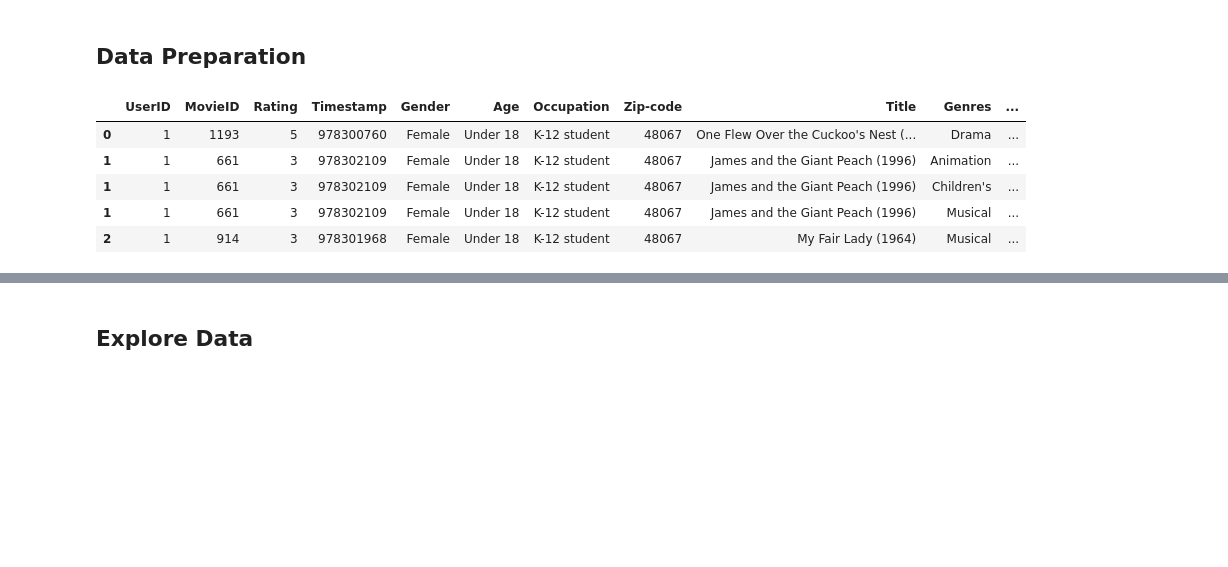
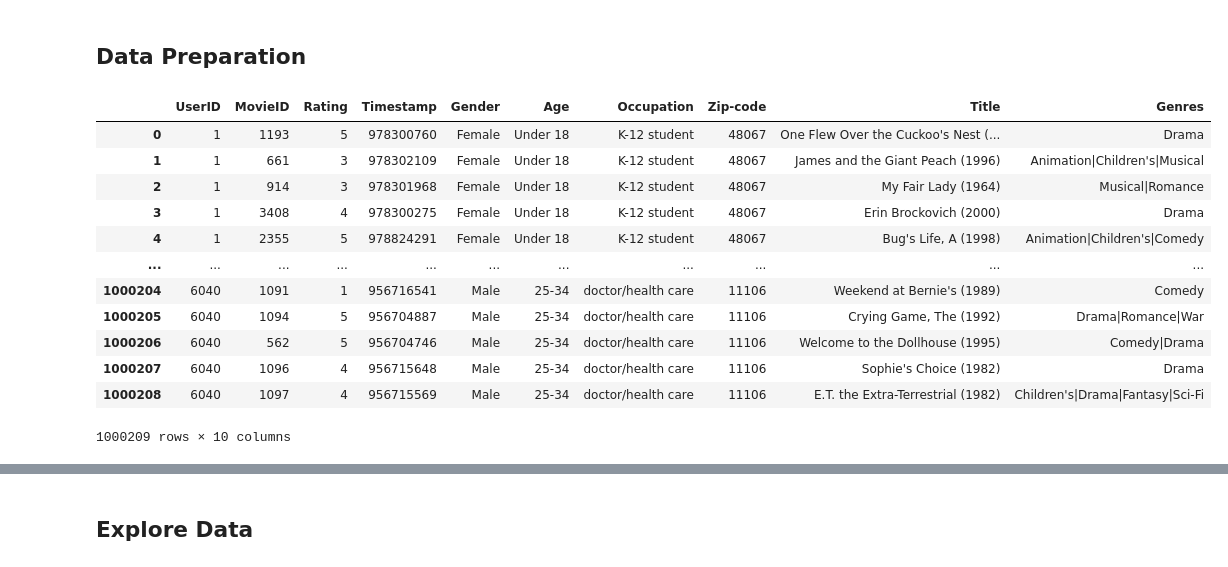
Before and after one commit to woraphonp-038-5/Project-Big-Data, a Jupyter notebook: ThaiBaan_Data_Analytics_and_Modeling.ipynb, the cells around one changed output, grey strips where cells are left out. Cells and saved outputs as stored; diff of their text form; code cells hidden in the pictures; blank space fills up the shorter version.

```diff
--- a/ThaiBaan_Data_Analytics_and_Modeling.ipynb
+++ b/ThaiBaan_Data_Analytics_and_Modeling.ipynb
@@ -191,11 +191,21 @@ Mounted at /content/drive
 import pandas as pd
 
 # Load data
-movies = '/content/drive/MyDrive/ProjectBigData/ml-1m/movies.dat'
-ratings = '/content/drive/MyDrive/ProjectBigData/ml-1m/ratings.dat'
-users = '/content/drive/MyDrive/ProjectBigData/ml-1m/users.dat'
+movies = '/content/drive/MyDrive/ProjectJY/ml-1m/movies.dat'
+ratings = '/content/drive/MyDrive/ProjectJY/ml-1m/ratings.dat'
+users = '/content/drive/MyDrive/ProjectJY/ml-1m/users.dat'
 
 # Load data into pandas DataFrames
 movies_df = pd.read_csv(movies, sep='::', engine='python', encoding='latin-1', names=['MovieID', 'Title', 'Genres'])
 ratings_df = pd.read_csv(ratings, sep='::', engine='python', names=['UserID', 'MovieID', 'Rating', 'Timestamp'])
 users_df = pd.read_csv(users, sep='::', engine='python', names=['UserID', 'Gender', 'Age', 'Occupation', 'Zip-code'])
+
+# Merge data
+# Merge ratings and users DataFrames
+merged_df = pd.merge(ratings_df, users_df, on='UserID')
+
+# Merge the result with the movies DataFrame
+merged_df = pd.merge(merged_df, movies_df, on='MovieID')
+
+# Display the first few rows of the merged DataFrame
+display(merged_df)
@@ -227,59 +282,54 @@ merged_df
 # %%
-# Explore variables and check data quality
-
-# Genres
-merged_df['Genres'] = merged_df['Genres'].str.split('|')
-merged_df = merged_df.explode('Genres')
-
-# Date Time
-merged_df['Datetime'] = pd.to_datetime(merged_df['Timestamp'], unit='s')
-
-# Gender
 merged_df['Gender'] = merged_df['Gender'].replace({'F': 'Female', 'M': 'Male'})
 
-# Age
-merged_df['Age'] = merged_df['Age'].replace({
-    1: 'Under 18',
-    18: '18-24',
-    25: '25-34',
-    35: '35-44',
-    45: '45-49',
-    50: '50-55',
-    56: '56+'
-})
-merged_df.head()
-
-# Occupation
+# Use .replace() to map occupation codes to labels
 merged_df['Occupation'] = merged_df['Occupation'].replace({
     0: "other" ,
     1: "academic/educator",
     2: "artist",
     3: "clerical/admin",
     4: "college/grad student",
     5: "customer service",
     6: "doctor/health care",
     7: "executive/managerial",
     8: "farmer",
     9: "homemaker",
     10: "K-12 student",
     11: "lawyer",
     12: "programmer",
     13: "retired",
     14: "sales/marketing",
     15: "scientist",
     16: "self-employed",
     17: "technician/engineer",
     18: "tradesman/craftsman",
     19: "unemployed",
     20: "writer"
 })
 
 
-merged_df.head()
+# Use .replace() to map age codes to labels
+merged_df['Age'] = merged_df['Age'].replace ({
+    1: "Under 18",
+    18: "18-24",
+    25: "25-34",
+    35: "35-44",
+    45: "45-49",
+    50: "50-55",
+    56: "56+"
+})
+merged_df
 # %% [output]
-|  | UserID | MovieID | Rating | Timestamp | Gender | Age | Occupation | Zip-code | Title | Genres | ... |
-| 0 | 1 | 1193 | 5 | 978300760 | Female | Under 18 | K-12 student | 48067 | One Flew Over the Cuckoo's Nest (... | Drama | ... |
-| 1 | 1 | 661 | 3 | 978302109 | Female | Under 18 | K-12 student | 48067 | James and the Giant Peach (1996) | Animation | ... |
-| 1 | 1 | 661 | 3 | 978302109 | Female | Under 18 | K-12 student | 48067 | James and the Giant Peach (1996) | Children's | ... |
-| 1 | 1 | 661 | 3 | 978302109 | Female | Under 18 | K-12 student | 48067 | James and the Giant Peach (1996) | Musical | ... |
-| 2 | 1 | 914 | 3 | 978301968 | Female | Under 18 | K-12 student | 48067 | My Fair Lady (1964) | Musical | ... |
+|  | UserID | MovieID | Rating | Timestamp | Gender | Age | Occupation | Zip-code | Title | Genres |
+| 0 | 1 | 1193 | 5 | 978300760 | Female | Under 18 | K-12 student | 48067 | One Flew Over the Cuckoo's Nest (... | Drama |
+| 1 | 1 | 661 | 3 | 978302109 | Female | Under 18 | K-12 student | 48067 | James and the Giant Peach (1996) | Animation|Children's|Musical |
+| 2 | 1 | 914 | 3 | 978301968 | Female | Under 18 | K-12 student | 48067 | My Fair Lady (1964) | Musical|Romance |
+| 3 | 1 | 3408 | 4 | 978300275 | Female | Under 18 | K-12 student | 48067 | Erin Brockovich (2000) | Drama |
+| 4 | 1 | 2355 | 5 | 978824291 | Female | Under 18 | K-12 student | 48067 | Bug's Life, A (1998) | Animation|Children's|Comedy |
+| ... | ... | ... | ... | ... | ... | ... | ... | ... | ... | ... |
+| 1000204 | 6040 | 1091 | 1 | 956716541 | Male | 25-34 | doctor/health care | 11106 | Weekend at Bernie's (1989) | Comedy |
+| 1000205 | 6040 | 1094 | 5 | 956704887 | Male | 25-34 | doctor/health care | 11106 | Crying Game, The (1992) | Drama|Romance|War |
+| 1000206 | 6040 | 562 | 5 | 956704746 | Male | 25-34 | doctor/health care | 11106 | Welcome to the Dollhouse (1995) | Comedy|Drama |
+| 1000207 | 6040 | 1096 | 4 | 956715648 | Male | 25-34 | doctor/health care | 11106 | Sophie's Choice (1982) | Drama |
+| 1000208 | 6040 | 1097 | 4 | 956715569 | Male | 25-34 | doctor/health care | 11106 | E.T. the Extra-Terrestrial (1982) | Children's|Drama|Fantasy|Sci-Fi |
+1000209 rows × 10 columns
```
Also changed, not shown: parts of 33 cells of this notebook.
